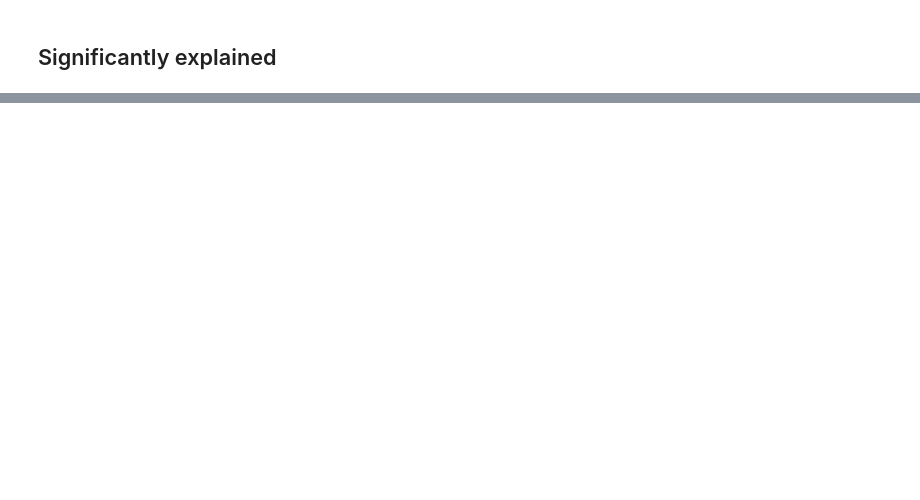
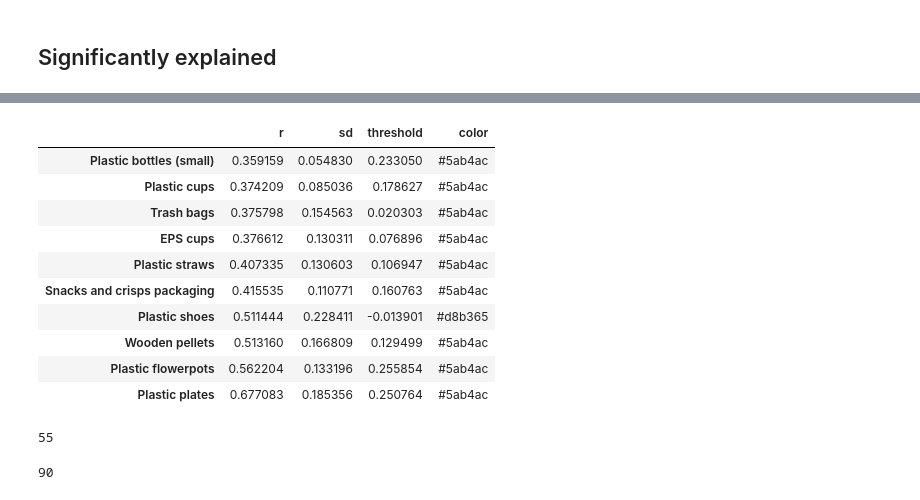
Before and after one commit to jasperroebroek/River_OSPAR_regression_models, a Jupyter notebook: 04_visualisations.ipynb, the cells around one changed output, grey strips where cells are left out. Cells and saved outputs as stored; diff of their text form; code cells hidden in the pictures; blank space fills up the shorter version.

```diff
--- a/04_visualisations.ipynb
+++ b/04_visualisations.ipynb
@@ -224,0 +231,24 @@ fraction: [0.61993461]
+# %%
+df_items.sort_values("r").tail(10)
+# %% [output]
+|  | r | sd | threshold | color |
+| Plastic bottles (small) | 0.359159 | 0.054830 | 0.233050 | #5ab4ac |
+| Plastic cups | 0.374209 | 0.085036 | 0.178627 | #5ab4ac |
+| Trash bags | 0.375798 | 0.154563 | 0.020303 | #5ab4ac |
+| EPS cups | 0.376612 | 0.130311 | 0.076896 | #5ab4ac |
+| Plastic straws | 0.407335 | 0.130603 | 0.106947 | #5ab4ac |
+| Snacks and crisps packaging | 0.415535 | 0.110771 | 0.160763 | #5ab4ac |
+| Plastic shoes | 0.511444 | 0.228411 | -0.013901 | #d8b365 |
+| Wooden pellets | 0.513160 | 0.166809 | 0.129499 | #5ab4ac |
+| Plastic flowerpots | 0.562204 | 0.133196 | 0.255854 | #5ab4ac |
+| Plastic plates | 0.677083 | 0.185356 | 0.250764 | #5ab4ac |
+# %%
+# items at least explained by 1 hydrometeorology
+(x.iloc[:, :3].isna().sum(axis=1) < 3).sum()
+# %% [output]
+55
+# %%
+# items explained by at least one parameter
+(x.iloc[:, :-1].isna().sum(axis=1) < 7).sum()
+# %% [output]
+90
```
Also changed, not shown: parts of 2 cells of this notebook.
